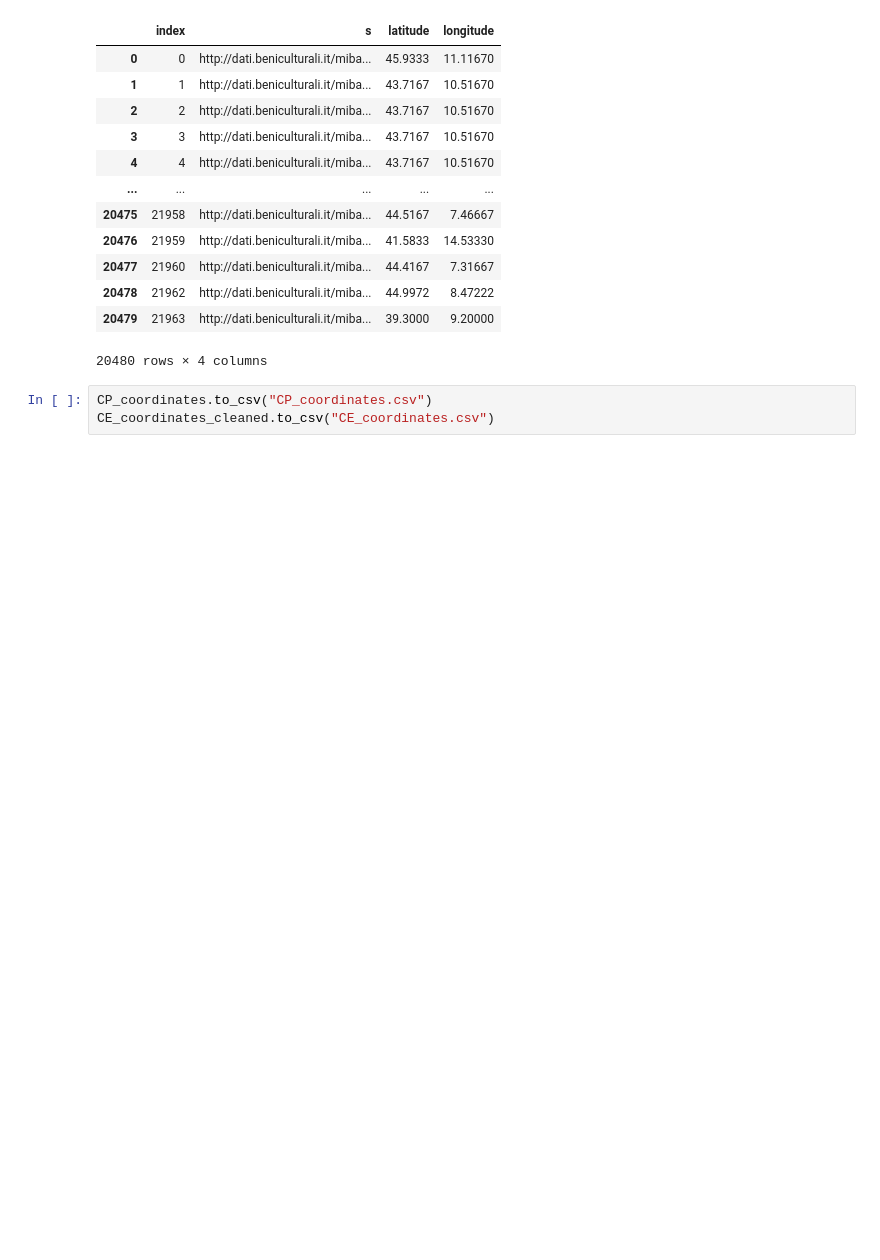
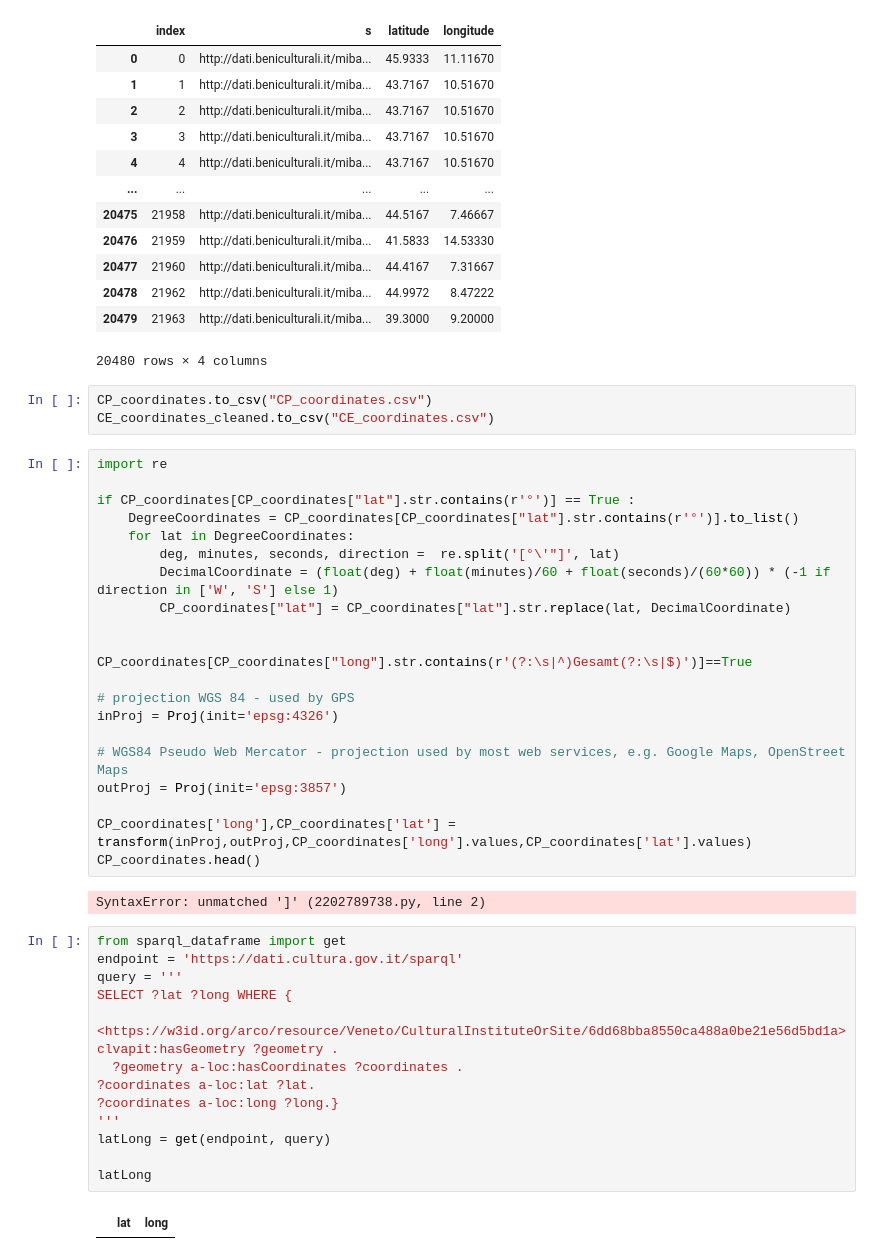
Before and after one commit to Infoviz-ICD/Infoviz-ICD, a Jupyter notebook: Plots/geo-spatial.ipynb, the cells around one changed output. Drawn from its saved outputs; the diff is of its cells as text; blank space fills up the shorter version.

```diff
--- a/Plots/geo-spatial.ipynb
+++ b/Plots/geo-spatial.ipynb
@@ -161,3 +177,41 @@ CE_coordinates_cleaned.reset_index()
 # %%
 CP_coordinates.to_csv("CP_coordinates.csv")
 CE_coordinates_cleaned.to_csv("CE_coordinates.csv")
+# %%
+import re
+
+if CP_coordinates[CP_coordinates["lat"].str.contains(r'°')] == True :
+    DegreeCoordinates = CP_coordinates[CP_coordinates["lat"].str.contains(r'°')].to_list()
+    for lat in DegreeCoordinates:
+        deg, minutes, seconds, direction =  re.split('[°\'"]', lat)
+        DecimalCoordinate = (float(deg) + float(minutes)/60 + float(seconds)/(60*60)) * (-1 if direction in ['W', 'S'] else 1)
+        CP_coordinates["lat"] = CP_coordinates["lat"].str.replace(lat, DecimalCoordinate)
+
+
+CP_coordinates[CP_coordinates["long"].str.contains(r'(?:\s|^)Gesamt(?:\s|$)')]==True
+
+# projection WGS 84 - used by GPS
+inProj = Proj(init='epsg:4326')
+
+# WGS84 Pseudo Web Mercator - projection used by most web services, e.g. Google Maps, OpenStreet Maps
+outProj = Proj(init='epsg:3857')
+
+CP_coordinates['long'],CP_coordinates['lat'] = transform(inProj,outProj,CP_coordinates['long'].values,CP_coordinates['lat'].values)
+CP_coordinates.head()
+# %% [output]
+SyntaxError: unmatched ']' (2202789738.py, line 2)
+# %%
+from sparql_dataframe import get
+endpoint = 'https://dati.cultura.gov.it/sparql'
+query = '''
+SELECT ?lat ?long WHERE {
+    <https://w3id.org/arco/resource/Veneto/CulturalInstituteOrSite/6dd68bba8550ca488a0be21e56d5bd1a> clvapit:hasGeometry ?geometry .
+  ?geometry a-loc:hasCoordinates ?coordinates .
+?coordinates a-loc:lat ?lat.
+?coordinates a-loc:long ?long.}
+'''
+latLong = get(endpoint, query)
+
+latLong
+# %% [output]
+|  | lat | long |
```
Also changed, not shown: parts of 1 cell of this notebook.
